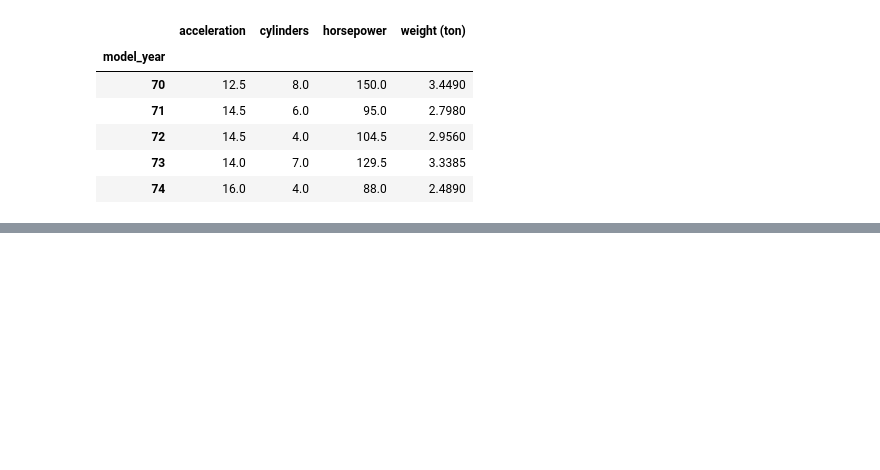
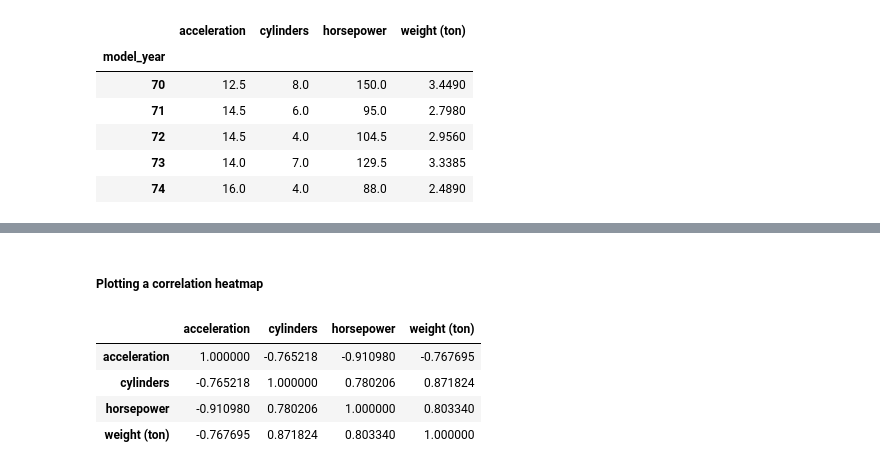
Before and after one commit to AindreaAjax/ML_Introduction, a Jupyter notebook: Data_Visualization/02_Visualizing_relations_between_two_or_more_variables.ipynb, the cells around one changed output, grey strips where cells are left out. Cells and saved outputs as stored; diff of their text form; code cells hidden in the pictures; blank space fills up the shorter version.

```diff
--- a/Data_Visualization/02_Visualizing_relations_between_two_or_more_variables.ipynb
+++ b/Data_Visualization/02_Visualizing_relations_between_two_or_more_variables.ipynb
@@ -184,5 +220,15 @@ sns.heatmap(
+# %% [markdown]
+##### Plotting a correlation heatmap
 # %%
 mpg_corr = mpg_1.corr()
+# %%
+mpg_corr
+# %% [output]
+|  | acceleration | cylinders | horsepower | weight (ton) |
+| acceleration | 1.000000 | -0.765218 | -0.910980 | -0.767695 |
+| cylinders | -0.765218 | 1.000000 | 0.780206 | 0.871824 |
+| horsepower | -0.910980 | 0.780206 | 1.000000 | 0.803340 |
+| weight (ton) | -0.767695 | 0.871824 | 0.803340 | 1.000000 |
 # %%
 plt.figure(figsize=(6, 6))
 sns.heatmap(
```
Also changed, not shown: parts of 16 cells of this notebook, 9 other files.
